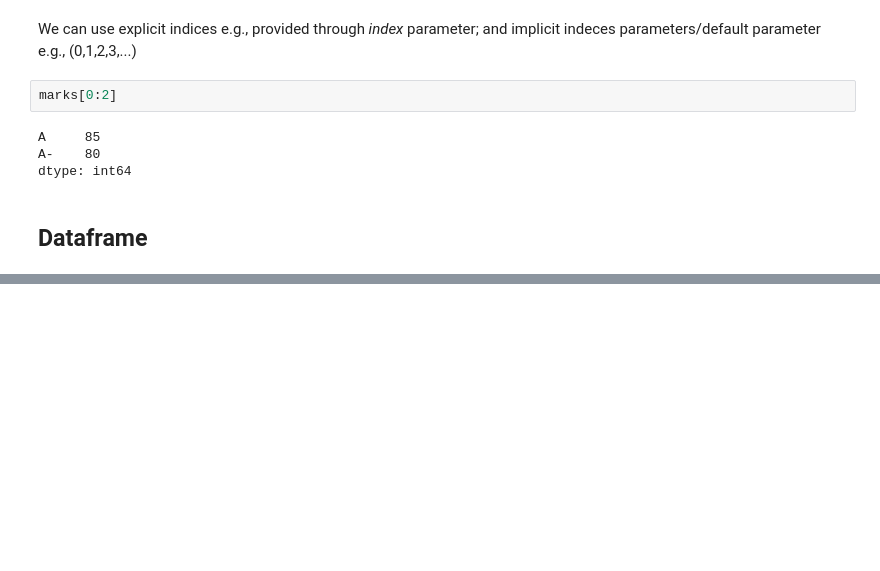
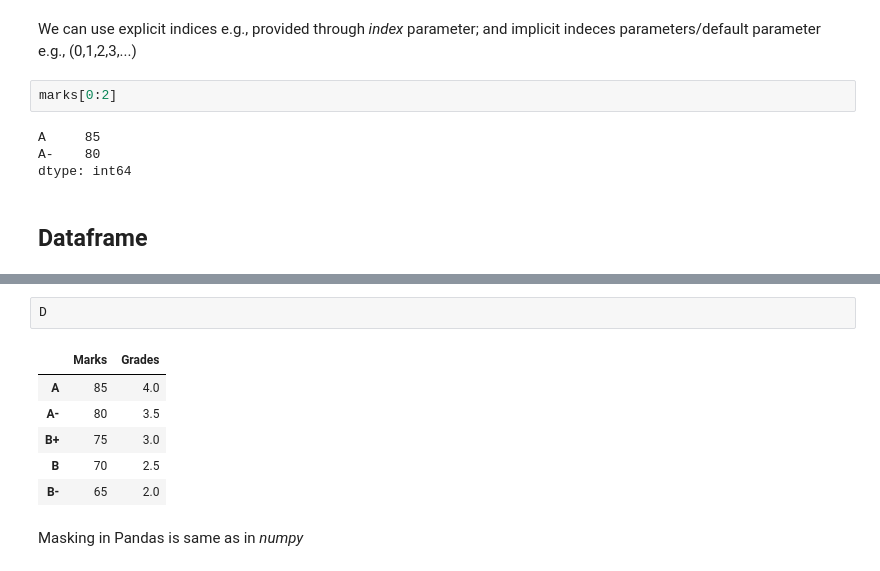
Before and after one commit to DaudAhmad0303/Python-for-data-science-practice, a Jupyter notebook: Step Into Data Science.ipynb, the cells around one changed output, grey strips where cells are left out. Drawn from its saved outputs; the diff is of its cells as text; blank space fills up the shorter version.

Commit message:
Pandas Working

```diff
--- a/Step Into Data Science.ipynb
+++ b/Step Into Data Science.ipynb
@@ -761,0 +835,11 @@ dtype: int64
+# %%
+D
+# %% [output]
+|  | Marks | Grades |
+| A | 85 | 4.0 |
+| A- | 80 | 3.5 |
+| B+ | 75 | 3.0 |
+| B | 70 | 2.5 |
+| B- | 65 | 2.0 |
+# %% [markdown]
+Masking in Pandas is same as in *numpy*
```
Also changed, not shown: parts of 43 cells of this notebook.
